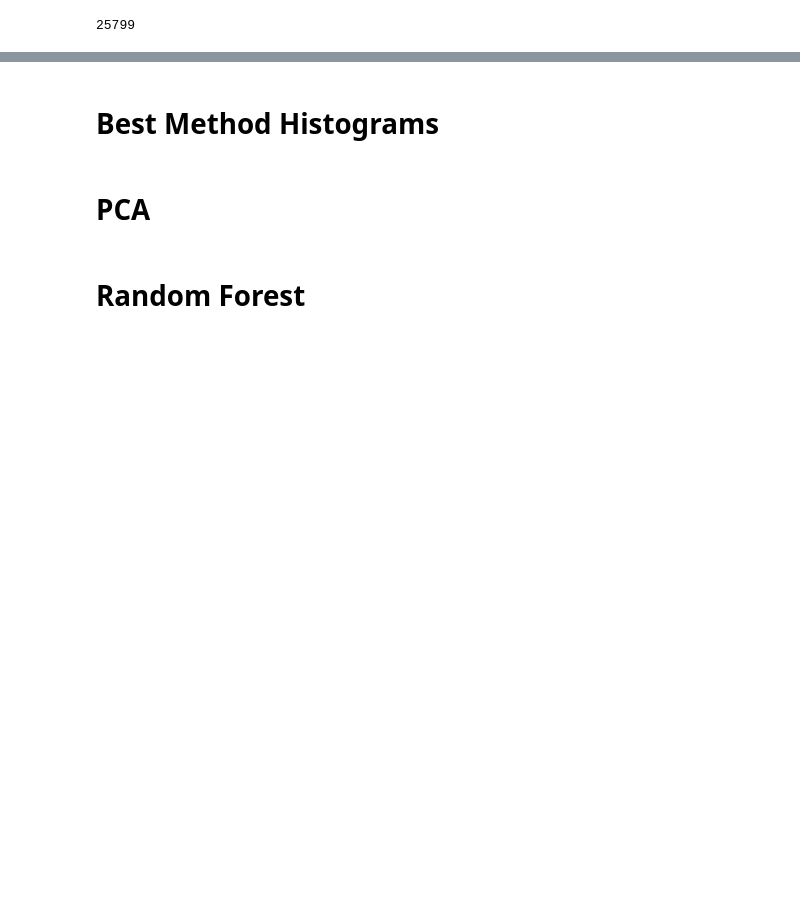
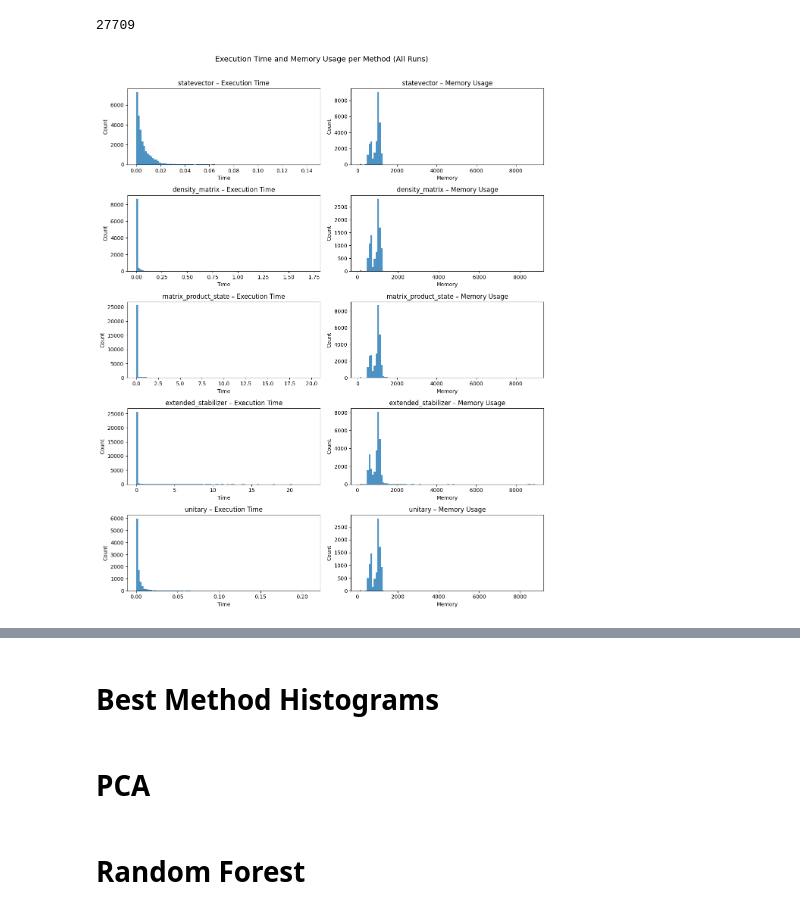
Before and after one commit to andreiilinescu/InferQ, a Jupyter notebook: analysis/selector.ipynb, the cells around one changed output, grey strips where cells are left out. Saved outputs shown, nothing was run; the diff lists cells and outputs as text; code cells hidden in the pictures; blank space fills up the shorter version.

Commit message:
cleaning extracted

```diff
--- a/analysis/selector.ipynb
+++ b/analysis/selector.ipynb
@@ -100,14 +69,56 @@ def best_method(row):
         mem = row.get(f"{m}_memory_usage")
         if pd.isna(t) or pd.isna(mem):
             continue
-        costs[m] = t
+        costs[m] = mem
     return min(costs, key=costs.get) if costs else np.nan
 
 df_dropped["best_method"] = df_dropped.apply(best_method, axis=1)
 df_clean = df_dropped.dropna(subset=["best_method"])
 print(len(df_clean))
 # %% [output]
-25799
+27709
+# %%
+import matplotlib.pyplot as plt
+
+methods = METHODS
+n_methods = len(methods)
+
+fig, axes = plt.subplots(
+    nrows=n_methods,
+    ncols=2,
+    figsize=(12, 3 * n_methods),
+    sharex=False,
+    sharey=False
+)
+
+# Handle single-method edge case
+if n_methods == 1:
+    axes = axes.reshape(1, 2)
+
+for i, m in enumerate(methods):
+    # Execution time (ALL rows)
+    time_col = f"{m}_execution_time"
+    time_vals = df_clean[time_col].dropna()
+
+    axes[i, 0].hist(time_vals, bins=100, alpha=0.8)
+    axes[i, 0].set_title(f"{m} – Execution Time")
+    axes[i, 0].set_xlabel("Time")
+    axes[i, 0].set_ylabel("Count")
+
+    # Memory usage (ALL rows)
+    mem_col = f"{m}_memory_usage"
+    mem_vals = df_clean[mem_col].dropna()
+
+    axes[i, 1].hist(mem_vals, bins=100, alpha=0.8)
+    axes[i, 1].set_title(f"{m} – Memory Usage")
+    axes[i, 1].set_xlabel("Memory")
+    axes[i, 1].set_ylabel("Count")
+
+plt.suptitle("Execution Time and Memory Usage per Method (All Runs)", fontsize=14)
+plt.tight_layout(rect=[0, 0, 1, 0.97])
+plt.show()
+# %% [output]
+[figure, added]
 # %%
 import matplotlib.pyplot as plt
 
```
Also changed, not shown: parts of 12 cells of this notebook, 3 other files.
